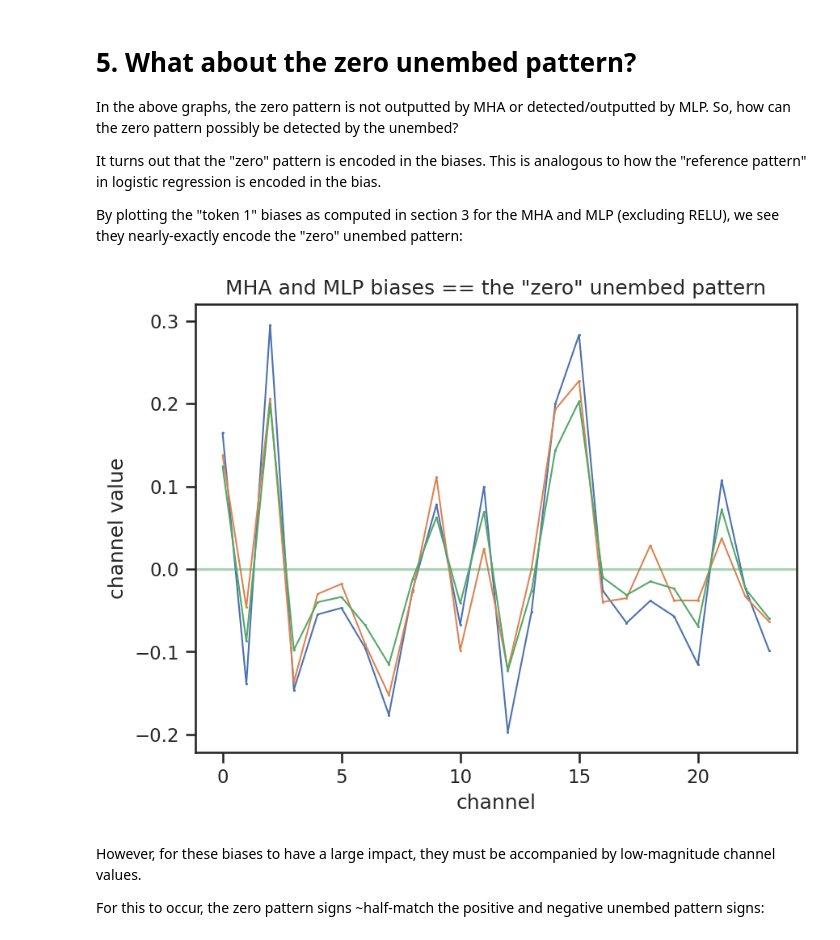
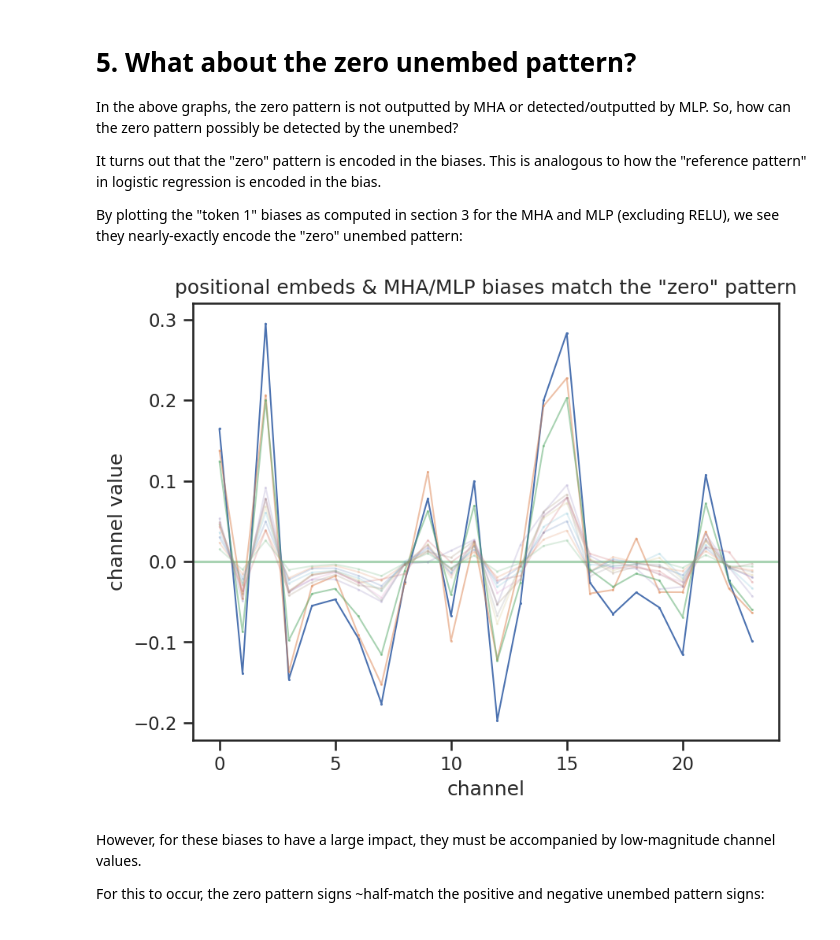
Before and after one commit to danwilhelm/cumsum_transformer, a Jupyter notebook: cumsum_transformer.ipynb, the cells around one changed output. Cells and saved outputs as stored; diff of their text form; code cells hidden in the pictures.

```diff
--- a/cumsum_transformer.ipynb
+++ b/cumsum_transformer.ipynb
@@ -501,11 +502,13 @@ It turns out that the "zero" pattern is encoded in the biases. This is analogous
 
 By plotting the "token 1" biases as computed in section 3 for the MHA and MLP (excluding RELU), we see they nearly-exactly encode the "zero" unembed pattern:
 # %%
-# The MHA and MLP biases, as calculated in section 3, match the zero pattern
-listplot([m.unembed_w[:,1], m.mha_biases, m.ffn_biases], line=True, h=0,
-         title='MHA and MLP biases == the "zero" unembed pattern', xlabel='channel', ylabel='channel value')
+# The positional embeds and MHA/MLP biases -- as calculated in section 3 -- match the zero pattern
+listplot([m.unembed_w[:,1]], line=True, h=0,
+         title='positional embeds & MHA/MLP biases match the "zero" pattern', xlabel='channel', ylabel='channel value')
+listplot([m.mha_biases, m.ffn_biases], alpha=0.5, line=True)
+listplot(m.pos_embeds[:10], alpha=0.2, line=True) # The final ten are opposite the zero pattern
 # %% [output]
-[figure, old version]
+[figure, new version]
 # %% [markdown]
 However, for these biases to have a large impact, they must be accompanied by low-magnitude channel values.
 
```
Also changed, not shown: parts of 27 cells of this notebook, 2 other files.
